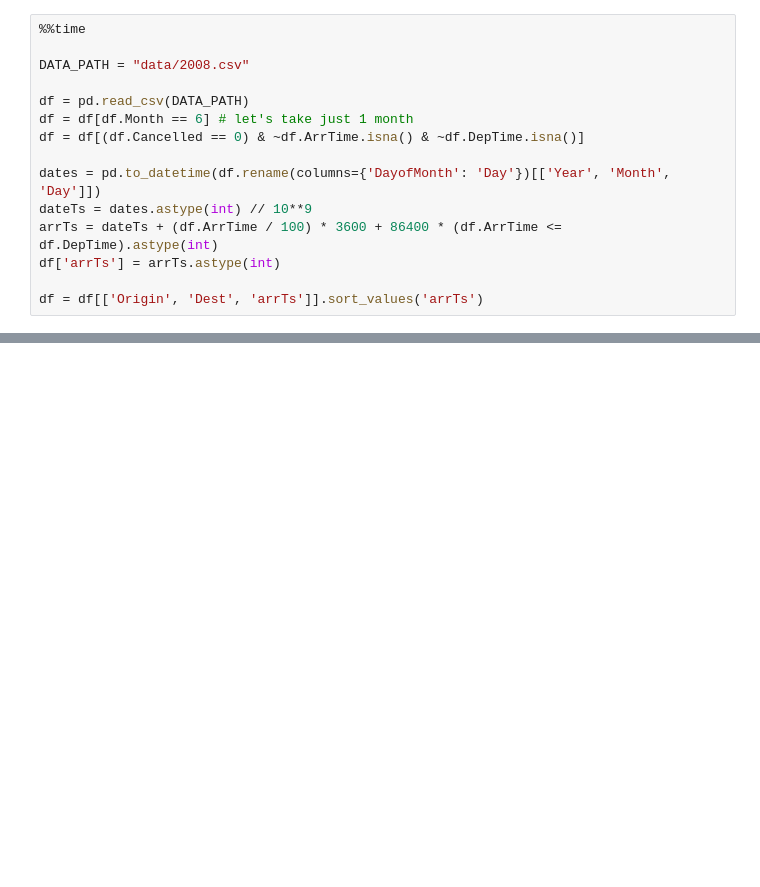
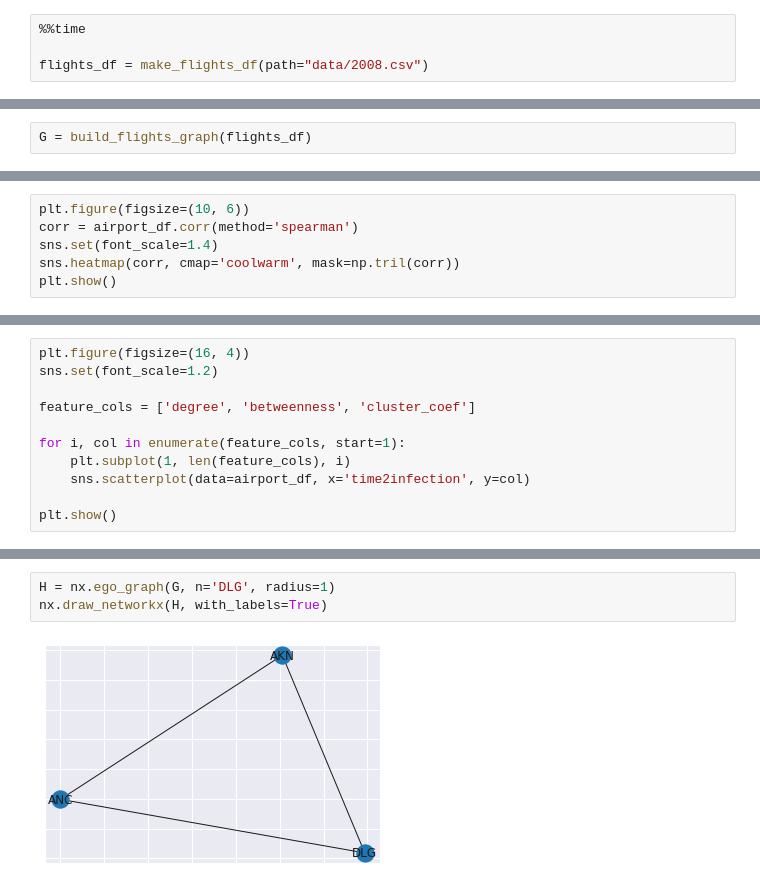
Before and after one commit to maxblumental/infection_spread, a Jupyter notebook: spread_analysis.ipynb, the cells around one changed output, grey strips where cells are left out. Cells and saved outputs as stored; diff of their text form; blank space fills up the shorter version.

```diff
--- a/spread_analysis.ipynb
+++ b/spread_analysis.ipynb
@@ -11,16 +23,5 @@ import multiprocessing as mp
 # %%
 %%time
 
-DATA_PATH = "data/2008.csv"
-
-df = pd.read_csv(DATA_PATH)
-df = df[df.Month == 6] # let's take just 1 month
-df = df[(df.Cancelled == 0) & ~df.ArrTime.isna() & ~df.DepTime.isna()]
-
-dates = pd.to_datetime(df.rename(columns={'DayofMonth': 'Day'})[['Year', 'Month', 'Day']])
-dateTs = dates.astype(int) // 10**9
-arrTs = dateTs + (df.ArrTime / 100) * 3600 + 86400 * (df.ArrTime <= df.DepTime).astype(int)
-df['arrTs'] = arrTs.astype(int)
-
-df = df[['Origin', 'Dest', 'arrTs']].sort_values('arrTs')
+flights_df = make_flights_df(path="data/2008.csv")
 # %% [output]
@@ -106,0 +91,2 @@ plt.show()
+# %%
+G = build_flights_graph(flights_df)
@@ -106,0 +120,6 @@ plt.show()
+# %%
+plt.figure(figsize=(10, 6))
+corr = airport_df.corr(method='spearman')
+sns.set(font_scale=1.4)
+sns.heatmap(corr, cmap='coolwarm', mask=np.tril(corr))
+plt.show()
@@ -106,0 +128,11 @@ plt.show()
+# %%
+plt.figure(figsize=(16, 4))
+sns.set(font_scale=1.2)
+
+feature_cols = ['degree', 'betweenness', 'cluster_coef']
+
+for i, col in enumerate(feature_cols, start=1):
+    plt.subplot(1, len(feature_cols), i)
+    sns.scatterplot(data=airport_df, x='time2infection', y=col)
+
+plt.show()
@@ -106,0 +153,5 @@ plt.show()
+# %%
+H = nx.ego_graph(G, n='DLG', radius=1)
+nx.draw_networkx(H, with_labels=True)
+# %% [output]
+[figure, added]
```
Also changed, not shown: parts of 22 cells of this notebook, 4 other files.
